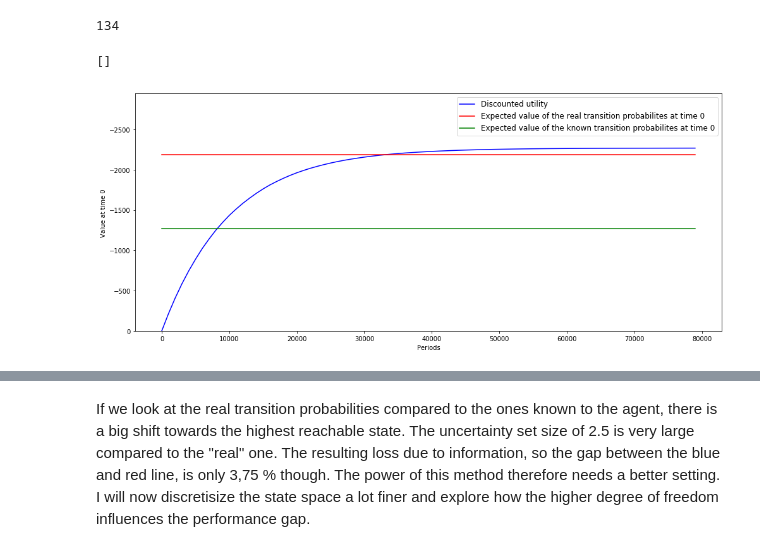
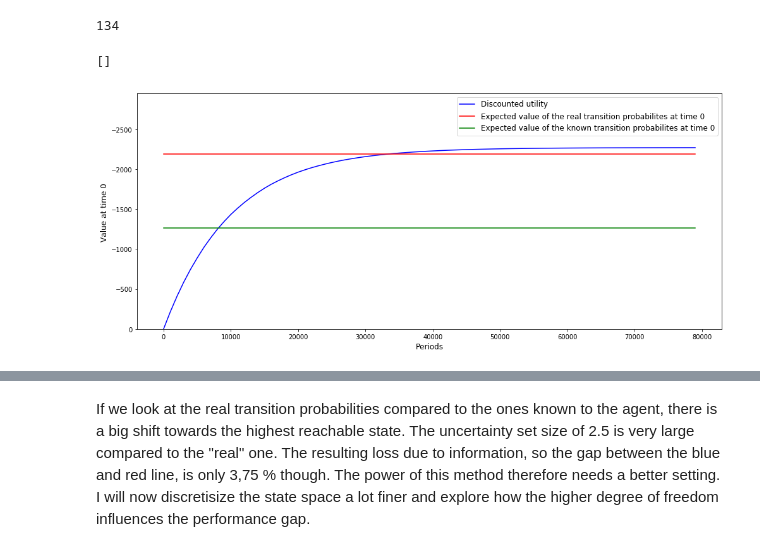
Before and after one commit to OpenSourceEconomics/ruspy, a Jupyter notebook: promotion/Plots and problems.ipynb, the cells around one changed output, grey strips where cells are left out. Drawn from its saved outputs; the diff is of its cells as text; code cells hidden in the pictures.

```diff
--- a/promotion/Plots and problems.ipynb
+++ b/promotion/Plots and problems.ipynb
@@ -275,25 +272,25 @@ v_disc_5000 = discount_utility(np.zeros(num_points), num_buses, gridsize, num_pe
 # %%
 fig = plt.figure(figsize=(14, 6))
 
 ax = fig.add_subplot(111)
 
 ax.set_ylim([0, 1.3 * v_disc_5000[-1]])
 
-ax.set_ylabel(r"Value at time 0 ")
-ax.set_xlabel(r"Periods")
+ax.set_ylabel(r"Value at time 0 ", fontsize=12)
+ax.set_xlabel(r"Periods", fontsize=12)
 
 ax.plot(periods, v_disc_5000, color='blue', label='Discounted utility')
 ax.plot(periods, v_exp_real_5000, color='red', label='Expected value of the real transition probabilites at time 0')
 ax.plot(periods, v_exp_known_5000, color='green',label='Expected value of the known transition probabilites at time 0')
 
 plt.legend()
 ax.legend(fontsize=12)
 plt.tight_layout()
 
 plt.plot()
 # %% [output]
 []
-[figure, old version]
+[figure, new version]
 # %%
 for i in range(len(real_trans_probs_5000)):
     print(np.round(real_trans_probs_5000[i], 4), np.round(known_trans_probs_5000[i], 4), i)
```
Also changed, not shown: parts of 10 cells of this notebook, 2 other files.
